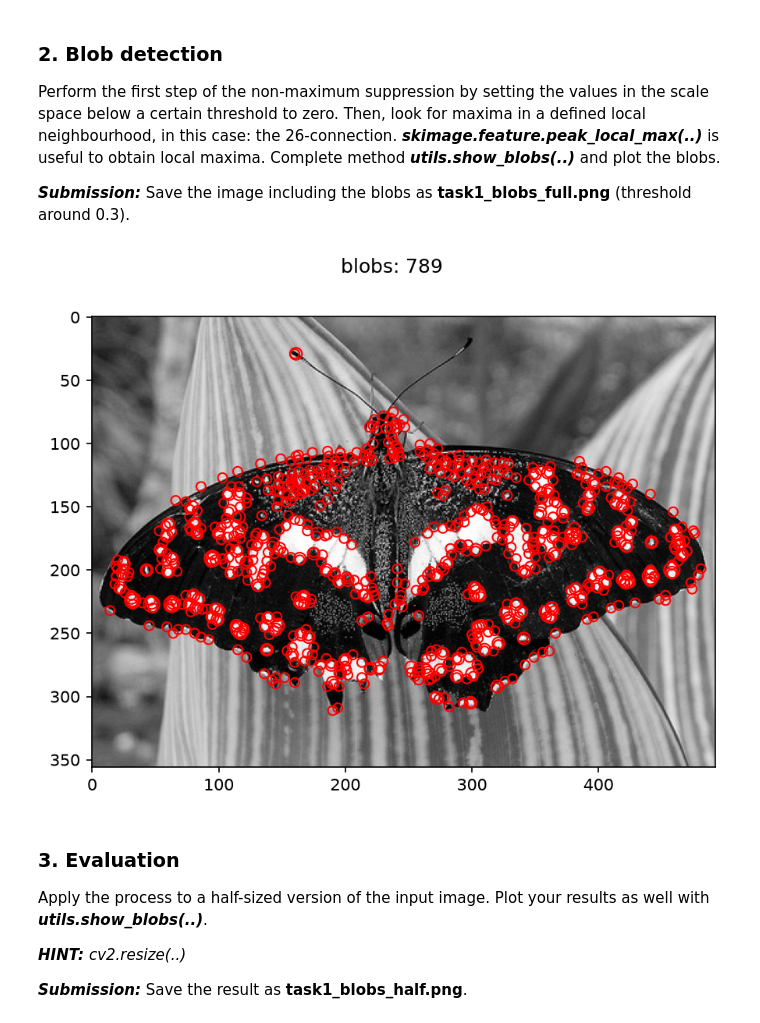
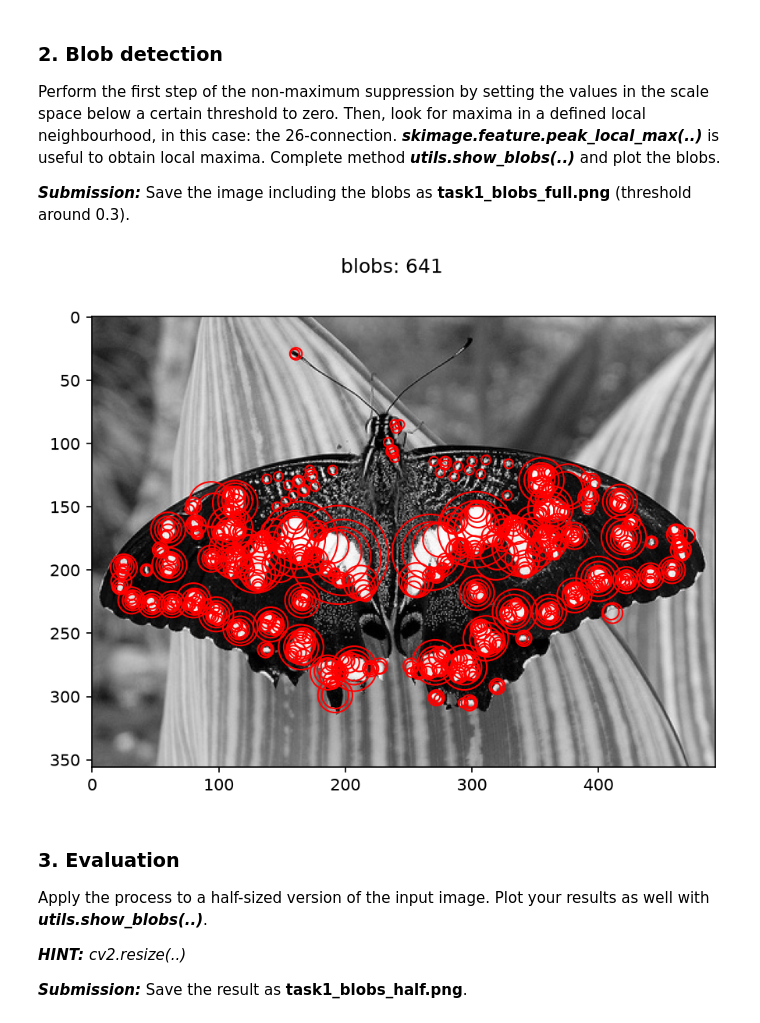
Before and after one commit to tsalak/CV2026-27_assignment1, a Jupyter notebook: TASK1/Task1.ipynb, the cells around one changed output. Saved outputs shown, nothing was run; the diff lists cells and outputs as text; code cells hidden in the pictures.

```diff
--- a/TASK1/Task1.ipynb
+++ b/TASK1/Task1.ipynb
@@ -69,29 +69,29 @@ Perform the first step of the non-maximum suppression by setting the values in t
 
 ***Submission:*** Save the image including the blobs as **task1_blobs_full.png** (threshold around 0.3).
 # %%
-thres = 0.045
+thres = 0.3
 
 #student_code start
 
 import utils
 
 img_t = np.where(images < thres, 0, images)
 
 local_maxes = []
 
 for i in range(img_t.shape[0]):
     local_max = peak_local_max(img_t[i], exclude_border=False)
     local_maxes.append(np.column_stack((local_max, np.ones(local_max.shape[0]) * i)))
 
 
 peaks = np.vstack(local_maxes)
 
 
 utils.show_blobs(normalized, peaks, sigmas)
 
 #student_code end
 # %% [output]
-[figure, old version]
+[figure, new version]
 # %% [markdown]
 ### 3. Evaluation
 
```
Also changed, not shown: parts of 2 cells of this notebook, 1 other file.
